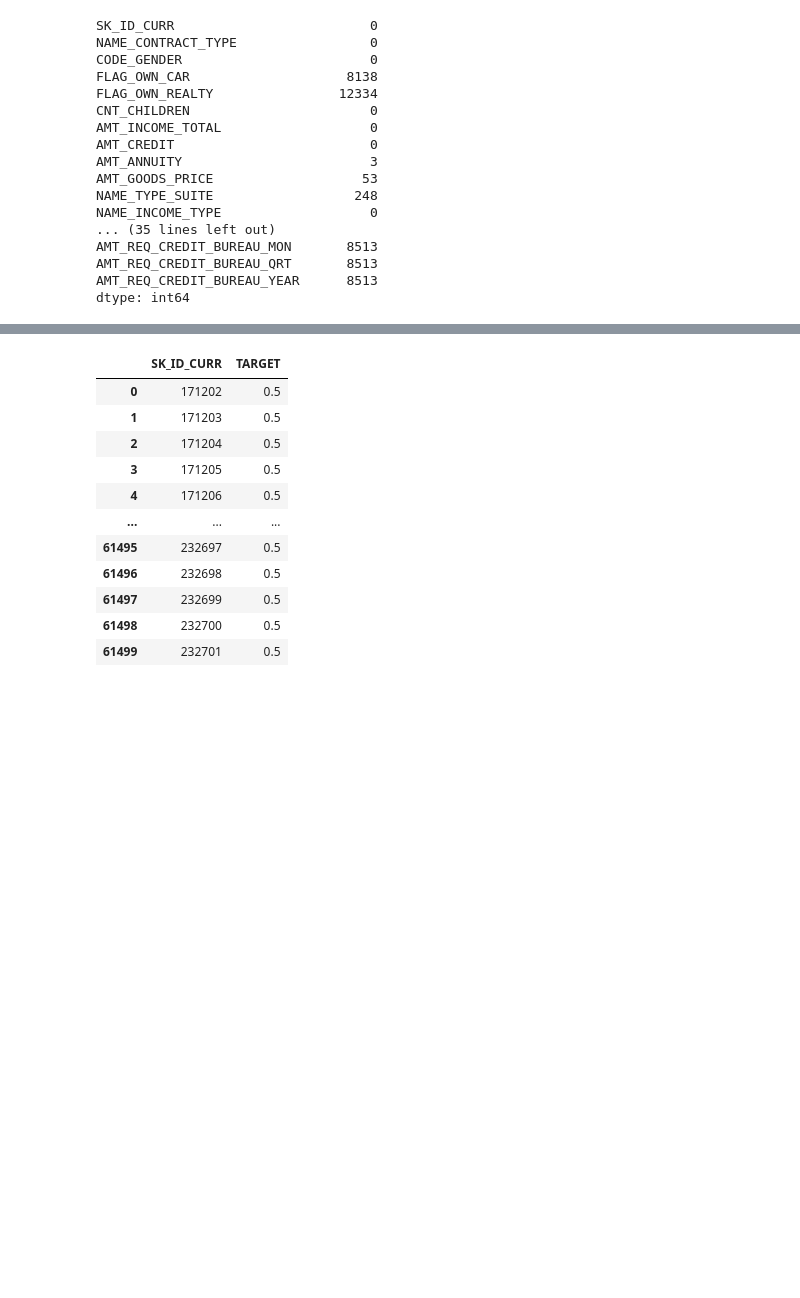
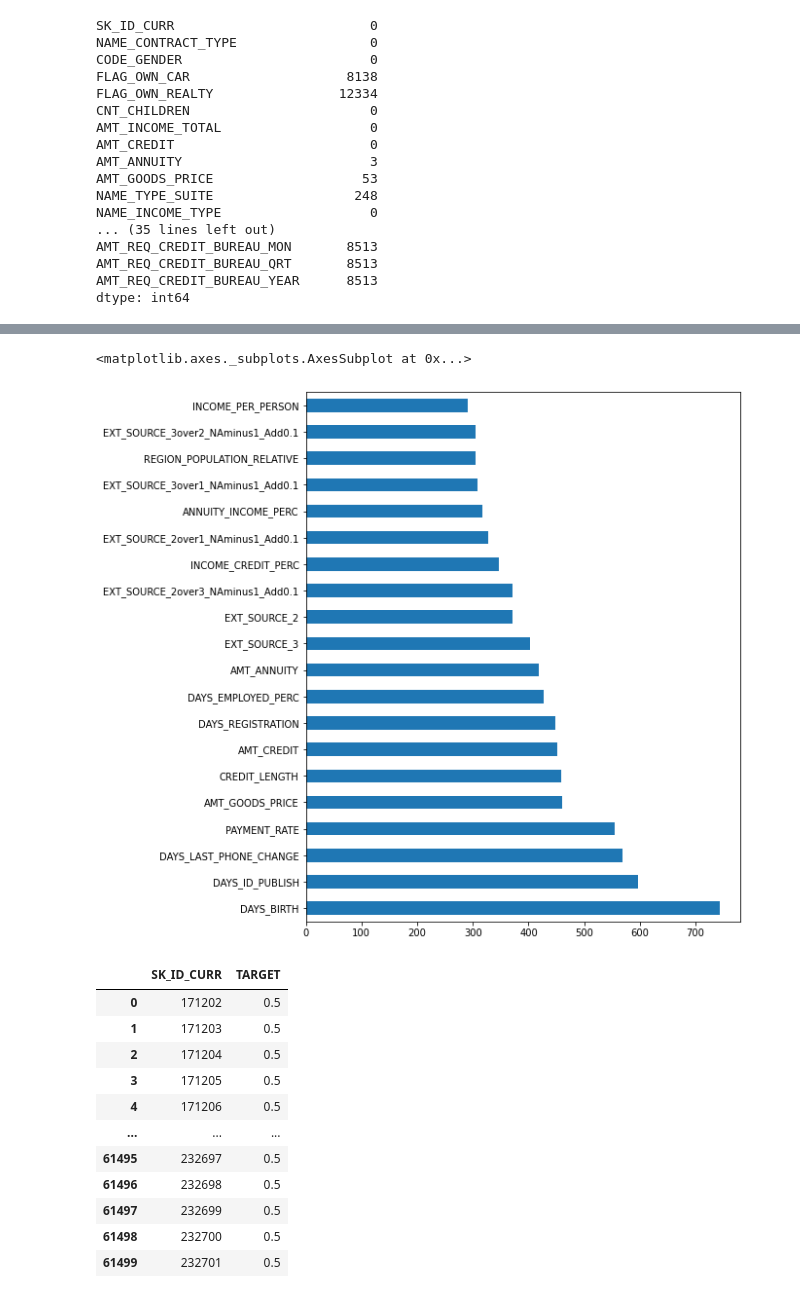
Before and after one commit to world779/GCI, a Jupyter notebook: home_credit_default_risk.ipynb, the cells around one changed output, grey strips where cells are left out. Saved outputs shown, nothing was run; the diff lists cells and outputs as text; code cells hidden in the pictures; blank space fills up the shorter version.

```diff
--- a/home_credit_default_risk.ipynb
+++ b/home_credit_default_risk.ipynb
@@ -311,0 +534,4 @@ LGBMClassifier(boosting_type='gbdt', class_weight=None, colsample_bytree=0.9234,
+# %%
+clf_sw = lgb.LGBMClassifier(**clf.get_params())
+#set optimal parameters
+clf_sw.set_params(**opt_parameters)
@@ -311,0 +546,10 @@ LGBMClassifier(boosting_type='gbdt', class_weight=None, colsample_bytree=0.9234,
+# %%
+gs_sample_weight = GridSearchCV(estimator=clf_sw,
+                                param_grid={'scale_pos_weight':[1,2,6,12]},
+                                scoring='roc_auc',
+                                cv=5,
+                                refit=True,
+                                verbose=True)
+# %%
+gs_sample_weight.fit(X_train, y_train, **fit_params)
+print('Best score reached: {} with params: {} '.format(gs_sample_weight.best_score_, gs_sample_weight.best_params_))
@@ -311,0 +596,11 @@ LGBMClassifier(boosting_type='gbdt', class_weight=None, colsample_bytree=0.9234,
+# %%
+#Configure from the HP optimisation
+#clf_final = lgb.LGBMClassifier(**gs.best_estimator_.get_params())
+
+#Configure locally from hardcoded values
+clf_final = lgb.LGBMClassifier(**clf.get_params())
+#set optimal parameters
+clf_final.set_params(**opt_parameters)
+
+#Train the final model with learning rate decay
+clf_final.fit(X_train, y_train, **fit_params, callbacks=[lgb.reset_parameter(learning_rate=learning_rate_010_decay_power_0995)])
@@ -312,3 +620,9 @@ LGBMClassifier(boosting_type='gbdt', class_weight=None, colsample_bytree=0.9234,
+# %%
+feat_imp = pd.Series(clf_final.feature_importances_, index=df.drop(['SK_ID_CURR', 'TARGET'], axis=1).columns)
+feat_imp.nlargest(20).plot(kind='barh', figsize=(8,10))
+# %% [output]
+<matplotlib.axes._subplots.AxesSubplot at 0x...>
+[figure, added]
 # %%
 path = '/content/drive/My Drive/GCI2020summer/コンペ第2回/'
 
```
Also changed, not shown: parts of 50 cells of this notebook.
